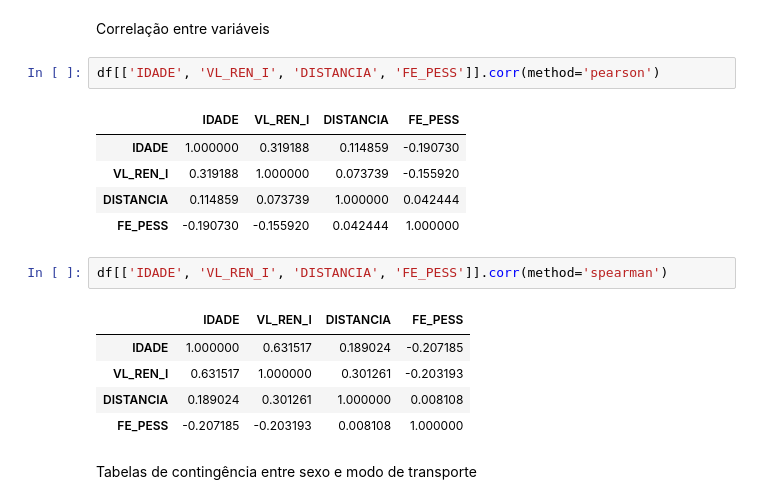
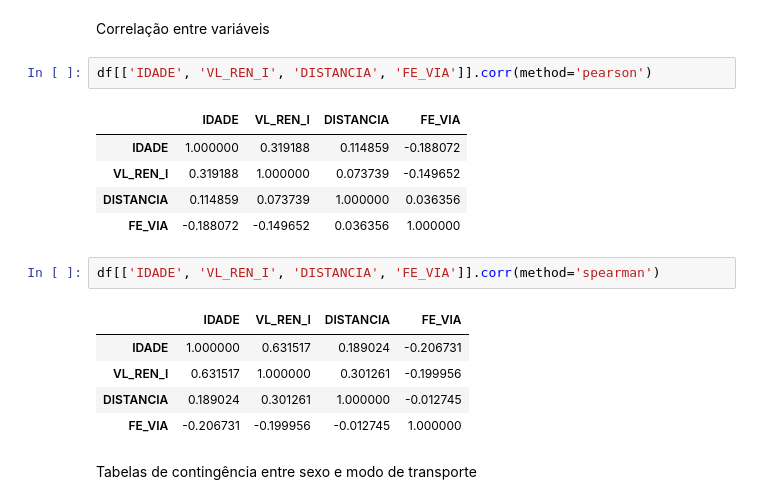
Before and after one commit to gustavo-rmontes/TCC, a Jupyter notebook: analysis_scripts/od_23-analysis.ipynb, the cells around one changed output. Saved outputs shown, nothing was run; the diff lists cells and outputs as text.

```diff
--- a/analysis_scripts/od_23-analysis.ipynb
+++ b/analysis_scripts/od_23-analysis.ipynb
@@ -131,21 +140,21 @@ Colunas importantes:
 # %% [markdown]
 Correlação entre variáveis
 # %%
-df[['IDADE', 'VL_REN_I', 'DISTANCIA', 'FE_PESS']].corr(method='pearson')
+df[['IDADE', 'VL_REN_I', 'DISTANCIA', 'FE_VIA']].corr(method='pearson')
 # %% [output]
-|  | IDADE | VL_REN_I | DISTANCIA | FE_PESS |
-| IDADE | 1.000000 | 0.319188 | 0.114859 | -0.190730 |
-| VL_REN_I | 0.319188 | 1.000000 | 0.073739 | -0.155920 |
-| DISTANCIA | 0.114859 | 0.073739 | 1.000000 | 0.042444 |
-| FE_PESS | -0.190730 | -0.155920 | 0.042444 | 1.000000 |
+|  | IDADE | VL_REN_I | DISTANCIA | FE_VIA |
+| IDADE | 1.000000 | 0.319188 | 0.114859 | -0.188072 |
+| VL_REN_I | 0.319188 | 1.000000 | 0.073739 | -0.149652 |
+| DISTANCIA | 0.114859 | 0.073739 | 1.000000 | 0.036356 |
+| FE_VIA | -0.188072 | -0.149652 | 0.036356 | 1.000000 |
 # %%
-df[['IDADE', 'VL_REN_I', 'DISTANCIA', 'FE_PESS']].corr(method='spearman')
+df[['IDADE', 'VL_REN_I', 'DISTANCIA', 'FE_VIA']].corr(method='spearman')
 # %% [output]
-|  | IDADE | VL_REN_I | DISTANCIA | FE_PESS |
-| IDADE | 1.000000 | 0.631517 | 0.189024 | -0.207185 |
-| VL_REN_I | 0.631517 | 1.000000 | 0.301261 | -0.203193 |
-| DISTANCIA | 0.189024 | 0.301261 | 1.000000 | 0.008108 |
-| FE_PESS | -0.207185 | -0.203193 | 0.008108 | 1.000000 |
+|  | IDADE | VL_REN_I | DISTANCIA | FE_VIA |
+| IDADE | 1.000000 | 0.631517 | 0.189024 | -0.206731 |
+| VL_REN_I | 0.631517 | 1.000000 | 0.301261 | -0.199956 |
+| DISTANCIA | 0.189024 | 0.301261 | 1.000000 | -0.012745 |
+| FE_VIA | -0.206731 | -0.199956 | -0.012745 | 1.000000 |
 # %% [markdown]
 Tabelas de contingência entre sexo e modo de transporte
 # %%
```
Also changed, not shown: parts of 19 cells of this notebook.
